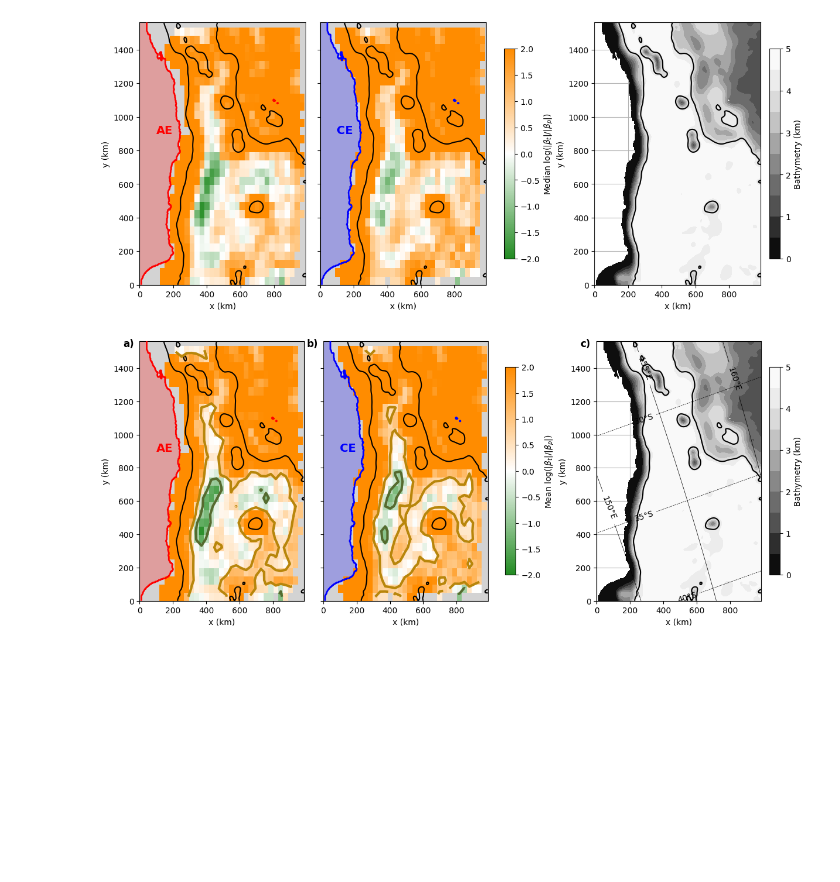
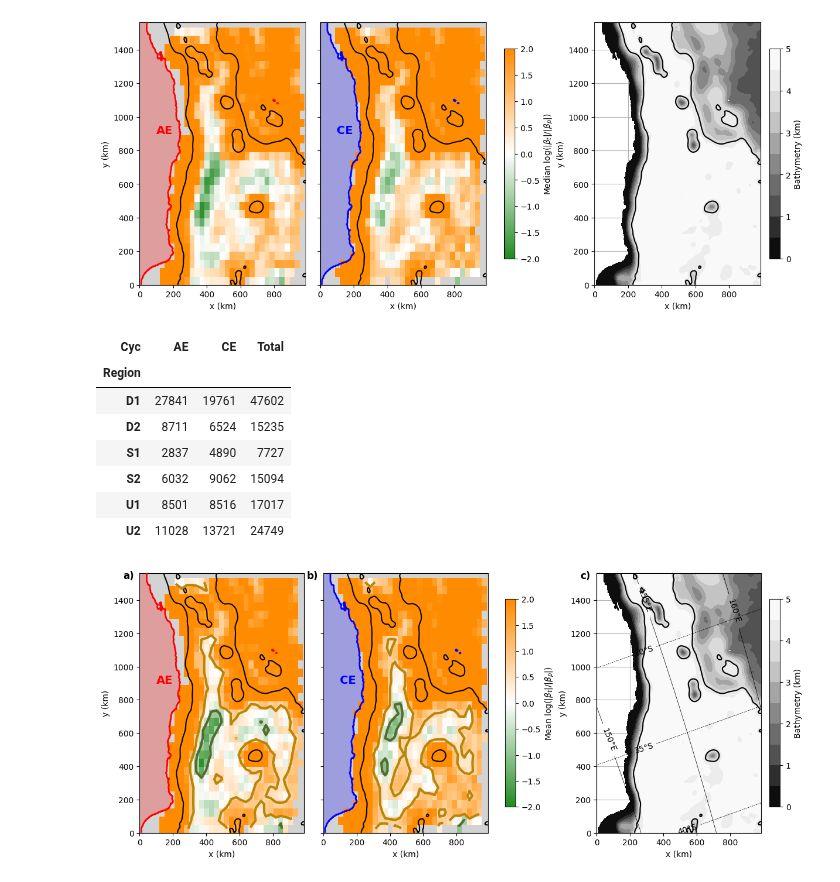
Before and after one commit to regdowse/UNSW-PhD, a Jupyter notebook: seacofs_eddy_tilt_analysis/pv_tilt.ipynb, the cells around one changed output. Drawn from its saved outputs; the diff is of its cells as text; code cells hidden in the pictures; blank space fills up the shorter version.

```diff
--- a/seacofs_eddy_tilt_analysis/pv_tilt.ipynb
+++ b/seacofs_eddy_tilt_analysis/pv_tilt.ipynb
@@ -384,6 +384,27 @@ cb2=fig.colorbar(m2,ax=ax2,location='right',shrink=.8)
 cb2.set_label('Bathymetry (km)')
 # %% [output]
 [figure]
+# %%
+population_table = (
+    df_eddies
+    .groupby(['Region', 'Cyc'])
+    .size()
+    .unstack(fill_value=0)
+    .reindex(columns=['AE', 'CE'])
+)
+
+population_table['Total'] = population_table['AE'] + population_table['CE']
+
+display(population_table)
+# %% [output]
+| Cyc | AE | CE | Total |
+| Region |  |  |  |
+| D1 | 27841 | 19761 | 47602 |
+| D2 | 8711 | 6524 | 15235 |
+| S1 | 2837 | 4890 | 7727 |
+| S2 | 6032 | 9062 | 15094 |
+| U1 | 8501 | 8516 | 17017 |
+| U2 | 11028 | 13721 | 24749 |
 # %%
 from matplotlib.colors import LinearSegmentedColormap
 
```
Also changed, not shown: 2 other files.
